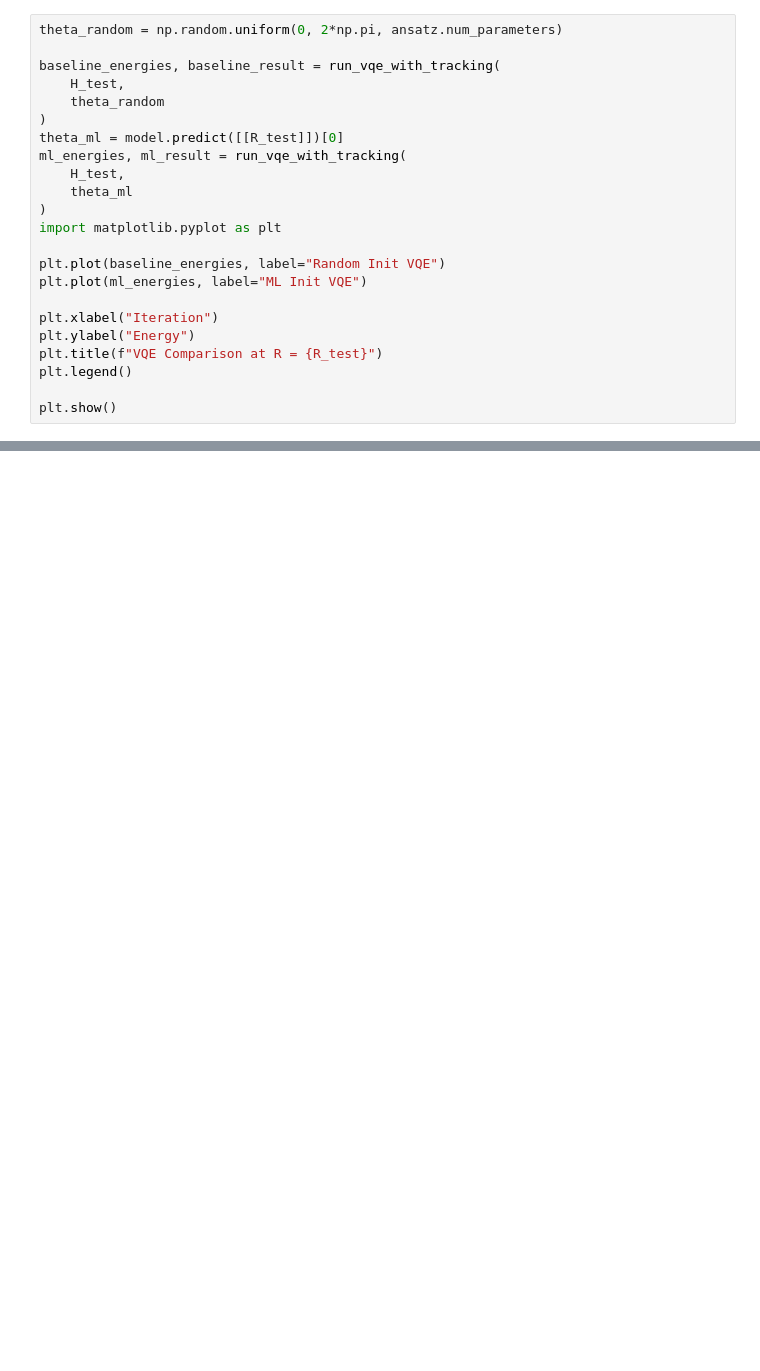
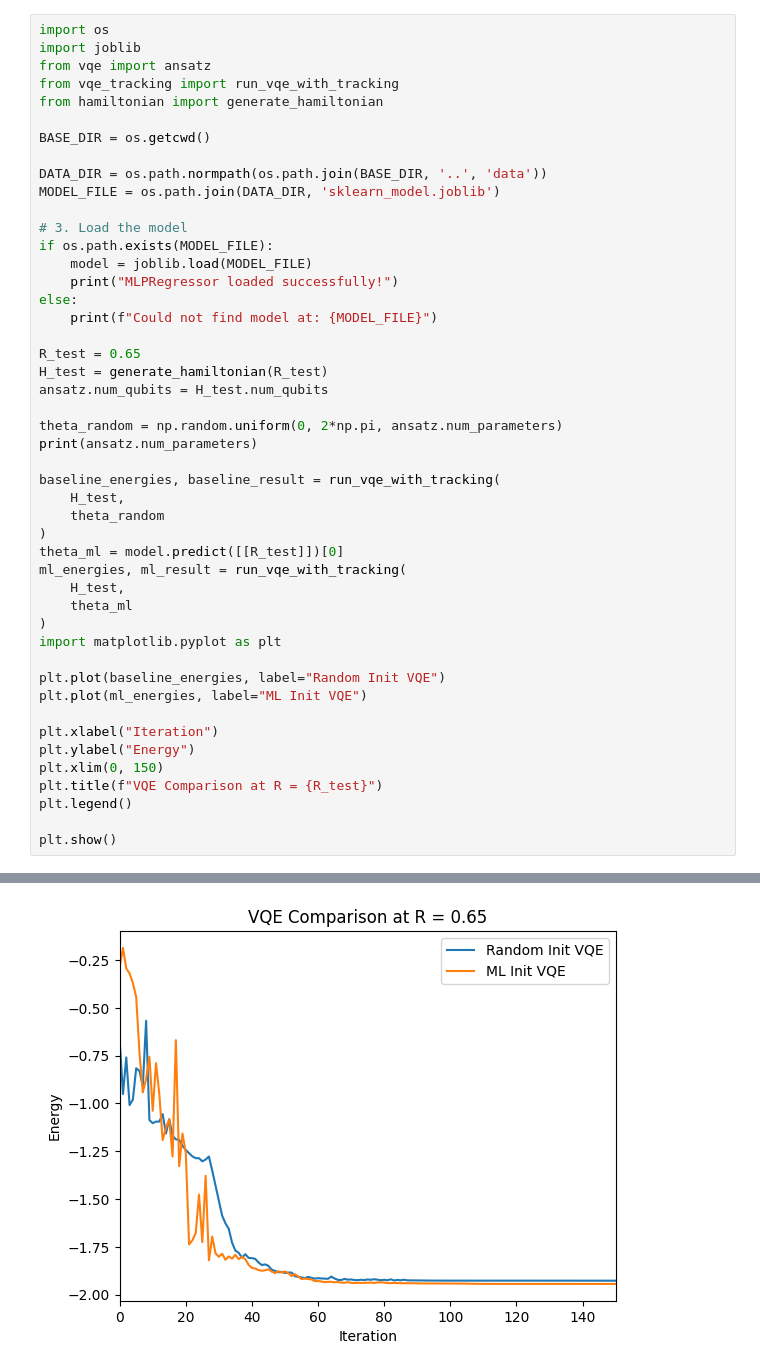
Before and after one commit to Abduniyaz924/Quantum-projects, a Jupyter notebook: vqe-ml-h2-R/notebooks/experiments.ipynb, the cells around one changed output, grey strips where cells are left out. Drawn from its saved outputs; the diff is of its cells as text; blank space fills up the shorter version.

```diff
--- a/vqe-ml-h2-R/notebooks/experiments.ipynb
+++ b/vqe-ml-h2-R/notebooks/experiments.ipynb
@@ -28,5 +52,28 @@ NameError: name 'df' is not defined
 # %%
+import os
+import joblib
+from vqe import ansatz
+from vqe_tracking import run_vqe_with_tracking
+from hamiltonian import generate_hamiltonian
+
+BASE_DIR = os.getcwd()
+
+DATA_DIR = os.path.normpath(os.path.join(BASE_DIR, '..', 'data'))
+MODEL_FILE = os.path.join(DATA_DIR, 'sklearn_model.joblib')
+
+# 3. Load the model
+if os.path.exists(MODEL_FILE):
+    model = joblib.load(MODEL_FILE)
+    print("MLPRegressor loaded successfully!")
+else:
+    print(f"Could not find model at: {MODEL_FILE}")
+
+R_test = 0.65
+H_test = generate_hamiltonian(R_test)
+ansatz.num_qubits = H_test.num_qubits
+
 theta_random = np.random.uniform(0, 2*np.pi, ansatz.num_parameters)
+print(ansatz.num_parameters)
 
 baseline_energies, baseline_result = run_vqe_with_tracking(
     H_test,
@@ -44,6 +91,7 @@ plt.plot(ml_energies, label="ML Init VQE")
 
 plt.xlabel("Iteration")
 plt.ylabel("Energy")
+plt.xlim(0, 150)
 plt.title(f"VQE Comparison at R = {R_test}")
 plt.legend()
 
@@ -52,0 +102 @@ NameError: name 'ansatz' is not defined
+[figure, added]
```
Also changed, not shown: parts of 2 cells of this notebook, 8 other files.
